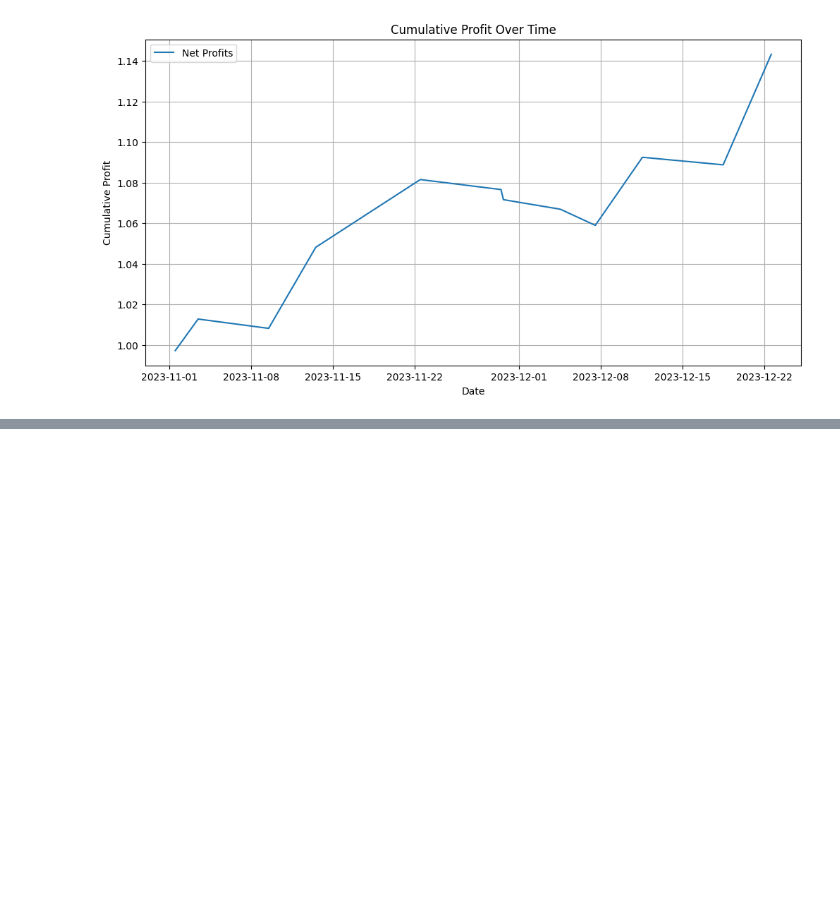
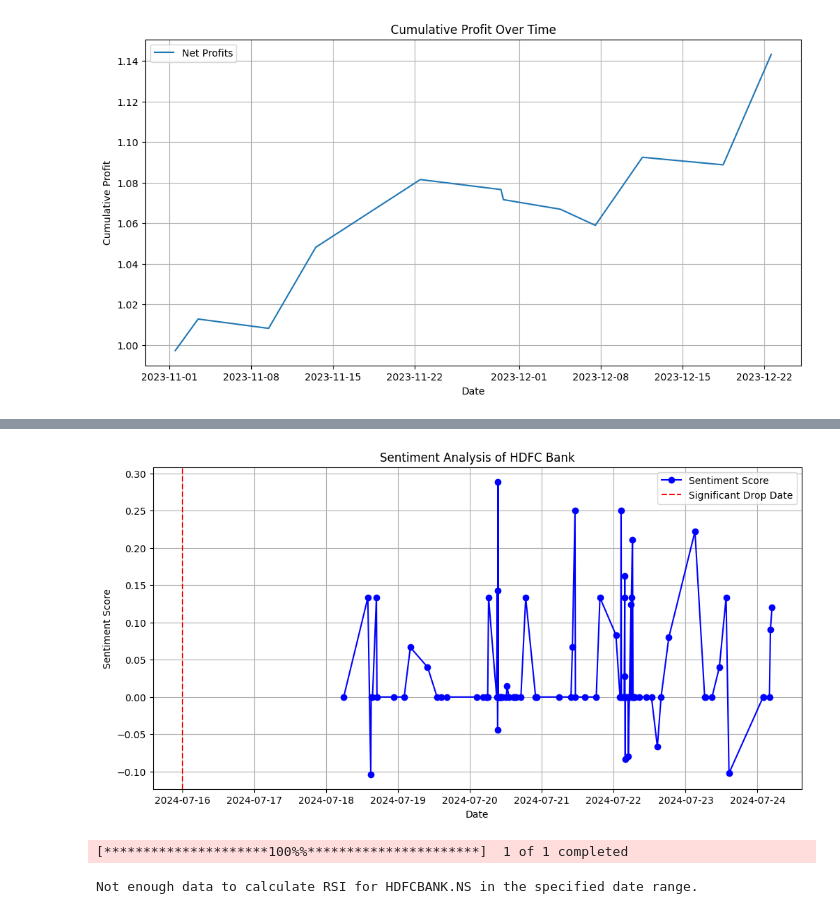
Before and after one commit to rajvijay1504/technical_analysis_in_finance, a Jupyter notebook: code.ipynb, the cells around one changed output, grey strips where cells are left out. Saved outputs shown, nothing was run; the diff lists cells and outputs as text; code cells hidden in the pictures; blank space fills up the shorter version.

```diff
--- a/code.ipynb
+++ b/code.ipynb
@@ -236,0 +544,13 @@ plt.show()
+# %%
+# Plot the available sentiment scores
+plt.figure(figsize=(12, 6))
+plt.plot(df['Date'], df['Sentiment Score'], marker='o', linestyle='-', color='b', label='Sentiment Score')
+plt.axvline(pd.to_datetime("2024-07-16"), color='r', linestyle='--', label='Significant Drop Date')
+plt.xlabel('Date')
+plt.ylabel('Sentiment Score')
+plt.title('Sentiment Analysis of HDFC Bank')
+plt.legend()
+plt.grid(True)
+plt.show()
+# %% [output]
+[figure, added]
@@ -236,0 +571,39 @@ plt.show()
+# %%
+def RSI(asset, analysis_start_date, analysis_end_date):
+    # Define a broader start date to ensure enough data for the 200-day moving average and RSI calculation
+    broader_start_date = '2023-12-01'  # This provides more than 200 days of data prior to the analysis period
+
+    df = yf.download(asset, start=broader_start_date, end=analysis_end_date)
+
+    if df.empty:
+        raise ValueError(f"No data found for {asset} in the specified date range.")
+
+    df['MA200'] = df["Adj Close"].rolling(window=200).mean()
+    df['Upmove'] = (df['Close'] - df['Open']).apply(lambda x: x if x > 0 else 0)
+    df['Downmove'] = (df['Close'] - df['Open']).apply(lambda x: abs(x) if x < 0 else 0)
+    df['avg_up'] = df['Upmove'].ewm(span=14, min_periods=14).mean()
+    df['avg_down'] = df['Downmove'].ewm(span=14, min_periods=14).mean()
+    df.dropna(inplace=True)
+    df['RS'] = df['avg_up'] / df['avg_down']
+    df['RSI'] = 100 - (100 / (1 + df['RS']))
+
+    # Filter the DataFrame to only include the desired date range
+    df = df[analysis_start_date:analysis_end_date]
+
+    # Check if there are still rows after filtering
+    if df.empty:
+        raise ValueError(f"Not enough data to calculate RSI for {asset} in the specified date range.")
+
+    df.loc[(df['Adj Close'] > df['MA200']) & (df['RSI'] < 30), 'BUY'] = "YES"
+    df.loc[(df['Adj Close'] < df['MA200']) | (df['RSI'] > 30), 'BUY'] = "NO"
+    return df
+
+# Apply the RSI function for HDFC Bank with the desired analysis period
+try:
+    hdfc_rsi = RSI('HDFCBANK.NS', analysis_start_date='2024-07-16', analysis_end_date='2024-07-23')
+    print(hdfc_rsi)
+except ValueError as e:
+    print(e)
+# %% [output]
+[*********************100%%**********************]  1 of 1 completed
+Not enough data to calculate RSI for HDFCBANK.NS in the specified date range.
```
Also changed, not shown: parts of 24 cells of this notebook.
